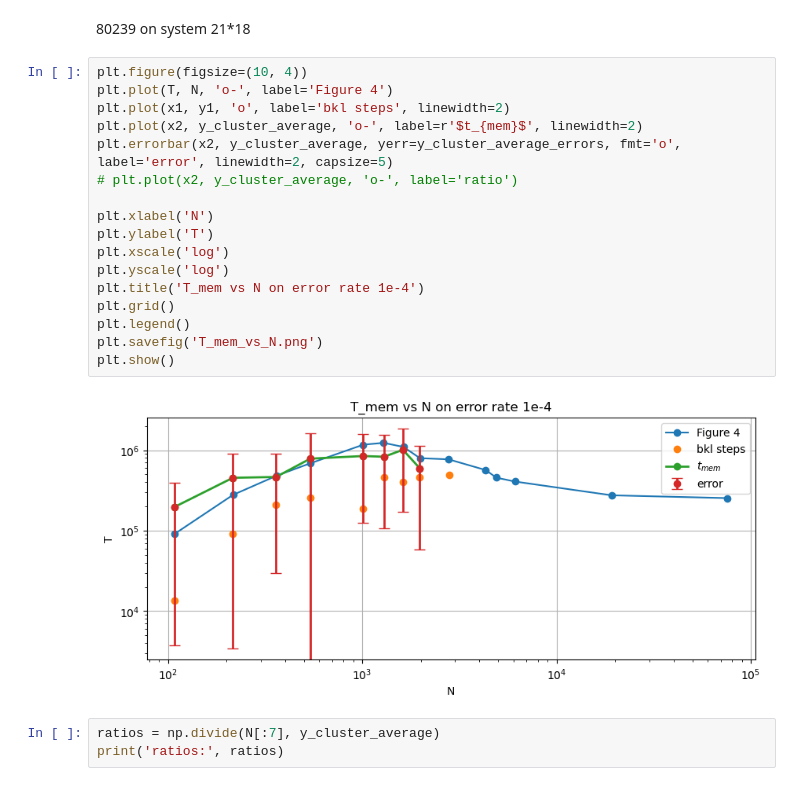
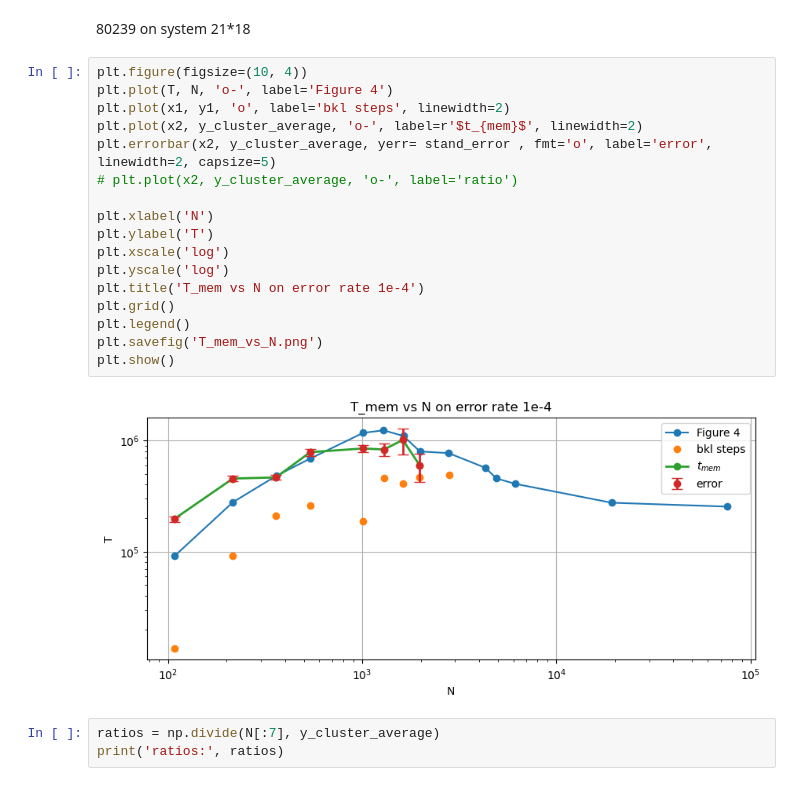
Before and after one commit to toM0dots/XYZ-color-code, a Jupyter notebook: XYZ_color_code/plots.ipynb, the cells around one changed output. Drawn from its saved outputs; the diff is of its cells as text.

```diff
--- a/XYZ_color_code/plots.ipynb
+++ b/XYZ_color_code/plots.ipynb
@@ -51,22 +51,22 @@ y_cluster_average_errors =np.array([193186.85940845884, 451146.2475924803, 43541
 # %%
 plt.figure(figsize=(10, 4))
 plt.plot(T, N, 'o-', label='Figure 4')
 plt.plot(x1, y1, 'o', label='bkl steps', linewidth=2)
 plt.plot(x2, y_cluster_average, 'o-', label=r'$t_{mem}$', linewidth=2)
-plt.errorbar(x2, y_cluster_average, yerr=y_cluster_average_errors, fmt='o', label='error', linewidth=2, capsize=5)
+plt.errorbar(x2, y_cluster_average, yerr= stand_error , fmt='o', label='error', linewidth=2, capsize=5)
 # plt.plot(x2, y_cluster_average, 'o-', label='ratio')
 
 plt.xlabel('N')
 plt.ylabel('T')
 plt.xscale('log')
 plt.yscale('log')
 plt.title('T_mem vs N on error rate 1e-4')
 plt.grid()
 plt.legend()
 plt.savefig('T_mem_vs_N.png')
 plt.show()
 # %% [output]
-[figure, old version]
+[figure, new version]
 # %%
 ratios = np.divide(N[:7], y_cluster_average)
 print('ratios:', ratios)
```
Also changed, not shown: parts of 5 cells of this notebook, 2 other files.
